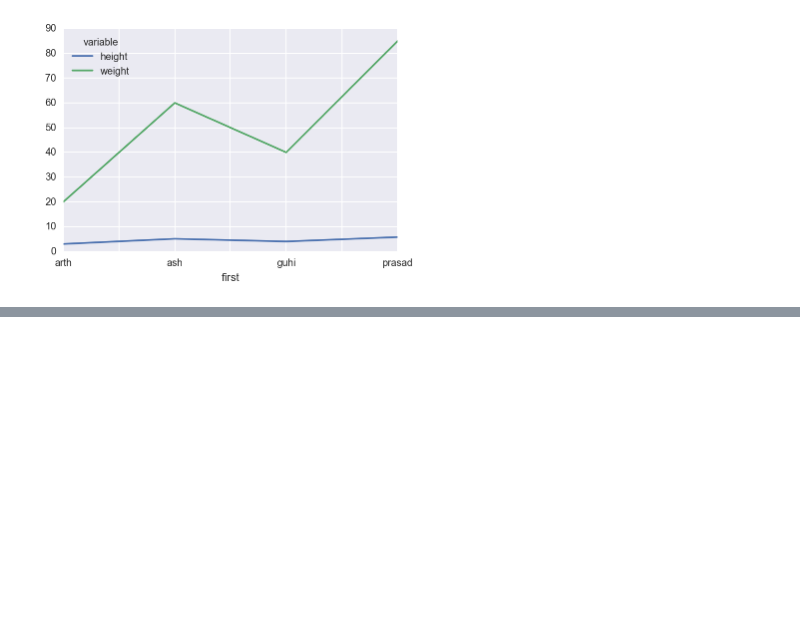
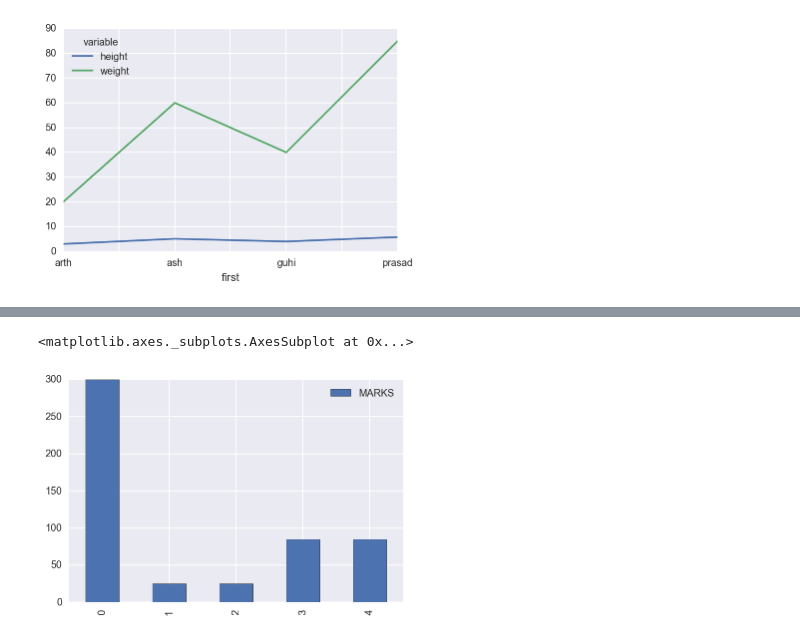
Before and after one commit to aishwarya9879/pandas, a Jupyter notebook: basics_pandas.ipynb, the cells around one changed output, grey strips where cells are left out. Saved outputs shown, nothing was run; the diff lists cells and outputs as text; code cells hidden in the pictures; blank space fills up the shorter version.

```diff
--- a/basics_pandas.ipynb
+++ b/basics_pandas.ipynb
@@ -521,0 +531,5 @@ pivoted.plot()
+# %%
+aff_2.plot(kind='bar')
+# %% [output]
+<matplotlib.axes._subplots.AxesSubplot at 0x...>
+[figure, added]
```
Also changed, not shown: parts of 22 cells of this notebook, 4 other files.
